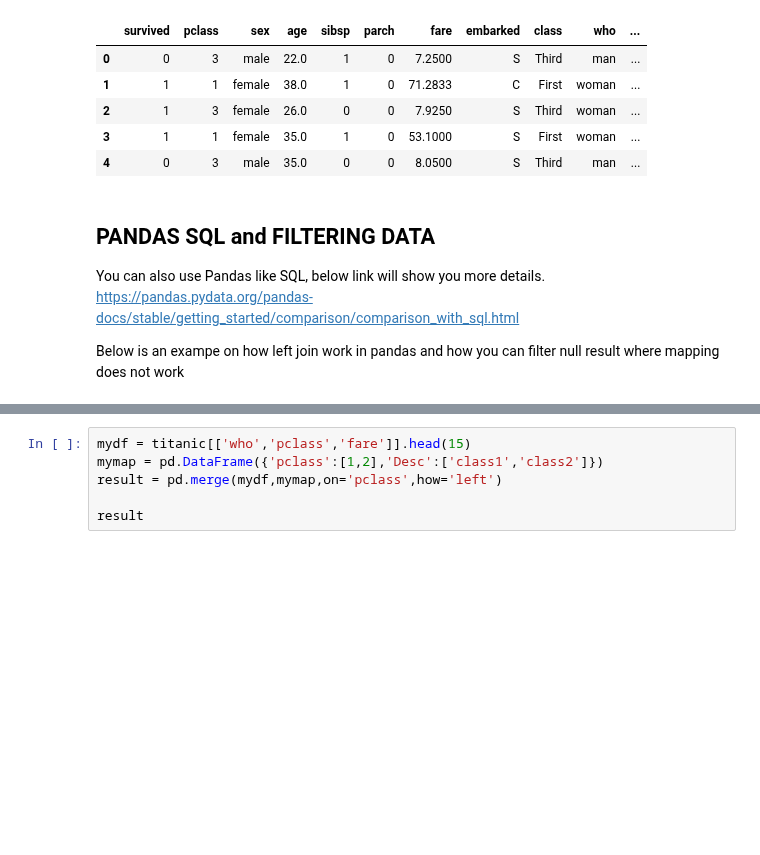
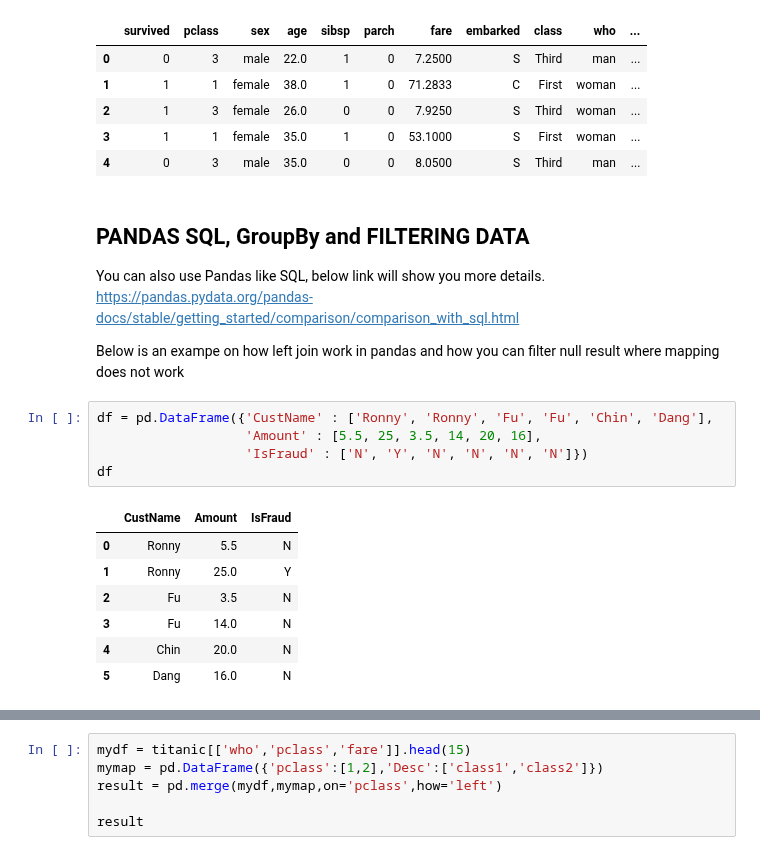
Before and after one commit to RonnyCh/mydsbook, a Jupyter notebook: myBook.ipynb, the cells around one changed output, grey strips where cells are left out. Drawn from its saved outputs; the diff is of its cells as text; blank space fills up the shorter version.

```diff
--- a/myBook.ipynb
+++ b/myBook.ipynb
@@ -245,10 +248,23 @@ titanic.head()
 | 4 | 0 | 3 | male | 35.0 | 0 | 0 | 8.0500 | S | Third | man | ... |
 # %% [markdown]
 
-## PANDAS SQL and FILTERING DATA
+## PANDAS SQL, GroupBy and FILTERING DATA
 
 
 You can also use Pandas like SQL, below link will show you more details.
 https://pandas.pydata.org/pandas-docs/stable/getting_started/comparison/comparison_with_sql.html
 
 Below is an exampe on how left join work in pandas and how you can filter null result where mapping does not work
+# %%
+df = pd.DataFrame({'CustName' : ['Ronny', 'Ronny', 'Fu', 'Fu', 'Chin', 'Dang'],
+                   'Amount' : [5.5, 25, 3.5, 14, 20, 16],
+                   'IsFraud' : ['N', 'Y', 'N', 'N', 'N', 'N']})
+df
+# %% [output]
+|  | CustName | Amount | IsFraud |
+| 0 | Ronny | 5.5 | N |
+| 1 | Ronny | 25.0 | Y |
+| 2 | Fu | 3.5 | N |
+| 3 | Fu | 14.0 | N |
+| 4 | Chin | 20.0 | N |
+| 5 | Dang | 16.0 | N |
```
Also changed, not shown: parts of 16 cells of this notebook.
